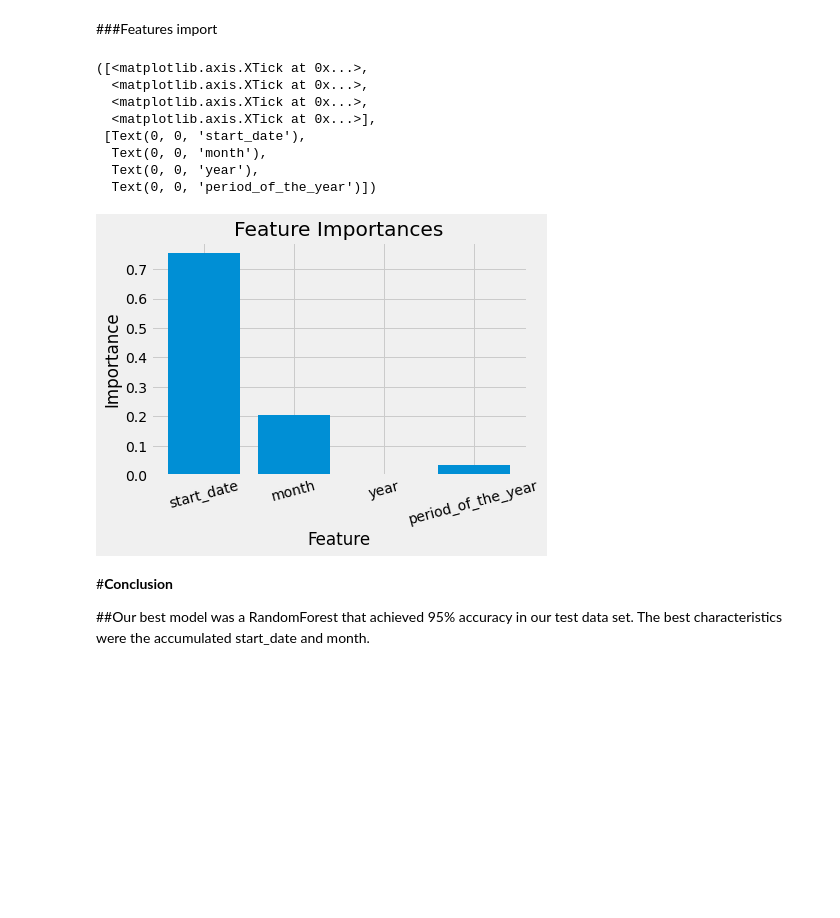
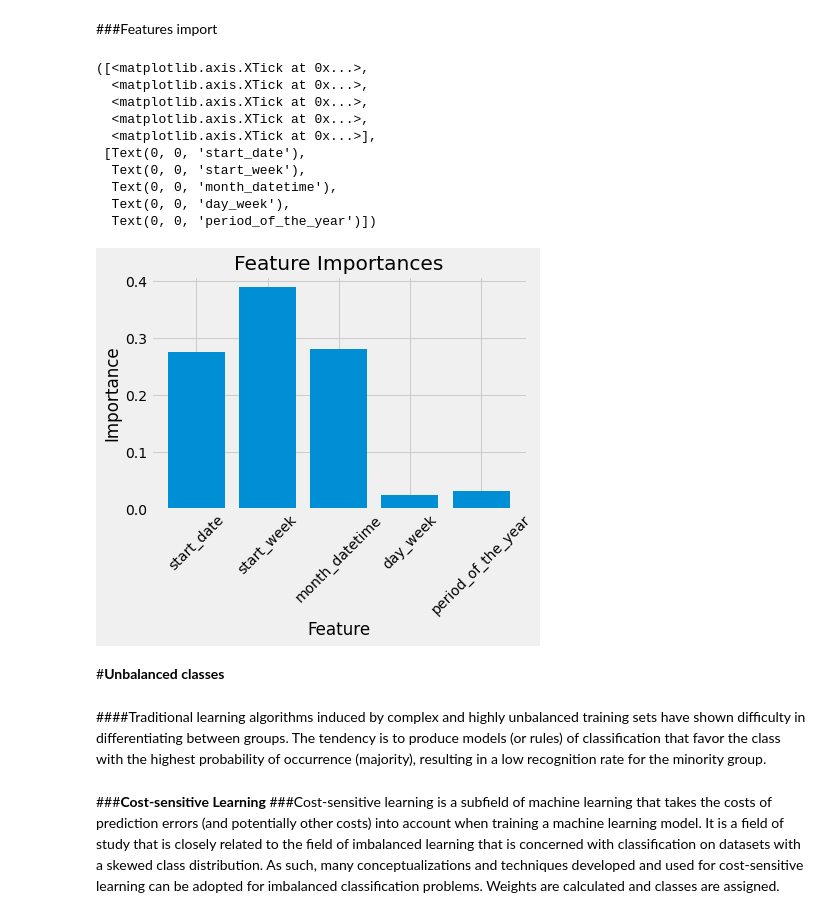
Before and after one commit to patrickherbeth/algoritimos_machine_learning, a Jupyter notebook: BPI_Challenge_2017_temporal.ipynb, the cells around one changed output. Cells and saved outputs as stored; diff of their text form; code cells hidden in the pictures; blank space fills up the shorter version.

```diff
--- a/BPI_Challenge_2017_temporal.ipynb
+++ b/BPI_Challenge_2017_temporal.ipynb
@@ -492,0 +444,6 @@ Acurracy of Logistic Regression classifer on test set 0.95
+# %%
+copy_df = df[['case_concept_name',	'start_date',	'start_week',	'month_datetime',	'day_week',	'period_of_the_year',	'label']].copy(deep=True)
+copy_df.dropna(inplace=True)
+copy_df.drop_duplicates(inplace=True)
+
+dataset = copy_df
@@ -492,0 +452,11 @@ Acurracy of Logistic Regression classifer on test set 0.95
+# %%
+#splitting data in train and test sets (70/30)
+
+x_train, x_test = train_test_split(dataset['case_concept_name'].drop_duplicates(), test_size=0.3)
+x_train = dataset.merge(x_train, on="case_concept_name")
+x_test = dataset.merge(x_test, on="case_concept_name")
+
+y_test = x_test['label'].astype(int)
+y_train = x_train['label'].astype(int)
+x_train = x_train.drop(['case_concept_name', 'label'], axis=1)
+x_test = x_test.drop(['case_concept_name', 'label'], axis=1)
@@ -506,0 +502,24 @@ Acurracy of Logistic Regression classifer on test set 0.96
+# %%
+clf = RandomForestClassifier(n_estimators=200, random_state=100)
+
+#Train the model using
+clf.fit(x_train,y_train)
+
+y_pred = clf.predict(x_test)
+
+acurracy = training_accry = clf.score(x_test, y_test)
+precision = precision_score(y_test, y_pred, average='macro')
+recall = recall_score(y_test, y_pred, average='macro')
+average_precision = average_precision_score(y_test, y_pred)
+f1_score = metrics.f1_score(y_test, y_pred)
+
+row_df = pd.DataFrame([pd.Series(['RandomForest', 'imbalaced', acurracy, precision, recall, average_precision, f1_score])])
+
+novo_df = pd.concat([row_df, novo_df])
+
+print('Precision score: {0:0.2f}'.format(precision_score(y_test, y_pred, average='macro')))
+print('Recall score: {0:0.2f}'.format(recall_score(y_test, y_pred, average='macro')))
+print('Average precision-recall score: {0:0.2f}'.format(average_precision_score(y_test, y_pred)))
+print('Average F1 Score score: {0:0.2f}'.format(metrics.f1_score(y_test, y_pred)))
+
+novo_df
@@ -589,27 +613,32 @@ plt.show()
 # %% [markdown]
 ###Features import
 # %%
-feature_list = ['start_date',	'month',	'year',	'period_of_the_year']
+feature_list = ['start_date',	'start_week',	'month_datetime',	'day_week',	'period_of_the_year']
 feature_imp = pd.Series(clf.feature_importances_,index=feature_list)
 
 plt.style.use('fivethirtyeight')
 x_values = list(range(len(feature_imp)))
 plt.bar(x_values, feature_imp, orientation = 'vertical')
 plt.xticks(x_values, feature_list)
 
 plt.ylabel('Importance'); plt.xlabel('Feature'); plt.title('Feature Importances')
-plt.xticks(x_values, feature_list, rotation='15')
+plt.xticks(x_values, feature_list, rotation='45')
 # %% [output]
 ([<matplotlib.axis.XTick at 0x...>,
+  <matplotlib.axis.XTick at 0x...>,
   <matplotlib.axis.XTick at 0x...>,
   <matplotlib.axis.XTick at 0x...>,
   <matplotlib.axis.XTick at 0x...>],
  [Text(0, 0, 'start_date'),
-  Text(0, 0, 'month'),
-  Text(0, 0, 'year'),
+  Text(0, 0, 'start_week'),
+  Text(0, 0, 'month_datetime'),
+  Text(0, 0, 'day_week'),
   Text(0, 0, 'period_of_the_year')])
-[figure, old version]
+[figure, new version]
-# %% [markdown]
-#**Conclusion**
-
-##Our best model was a RandomForest that achieved 95% accuracy in our test data set. The best characteristics were the accumulated start_date and month.
+# %% [markdown]
+#**Unbalanced classes**
+# %% [markdown]
+####Traditional learning algorithms induced by complex and highly unbalanced training sets have shown difficulty in differentiating between groups. The tendency is to produce models (or rules) of classification that favor the class with the highest probability of occurrence (majority), resulting in a low recognition rate for the minority group.
+# %% [markdown]
+###**Cost-sensitive Learning**
+###Cost-sensitive learning is a subfield of machine learning that takes the costs of prediction errors (and potentially other costs) into account when training a machine learning model. It is a field of study that is closely related to the field of imbalanced learning that is concerned with classification on datasets with a skewed class distribution. As such, many conceptualizations and techniques developed and used for cost-sensitive learning can be adopted for imbalanced classification problems. Weights are calculated and classes are assigned.
```
Also changed, not shown: parts of 185 cells of this notebook.
